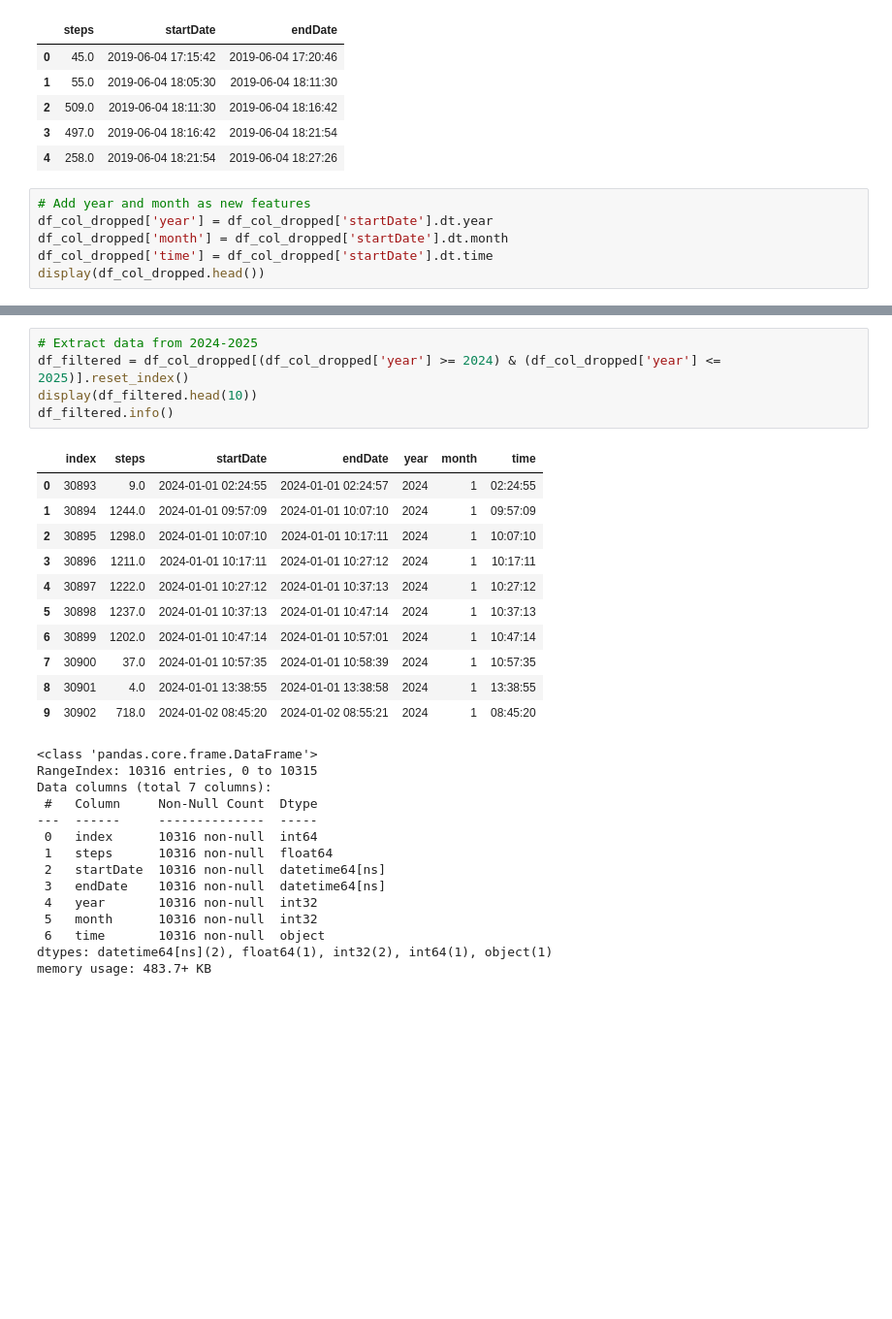
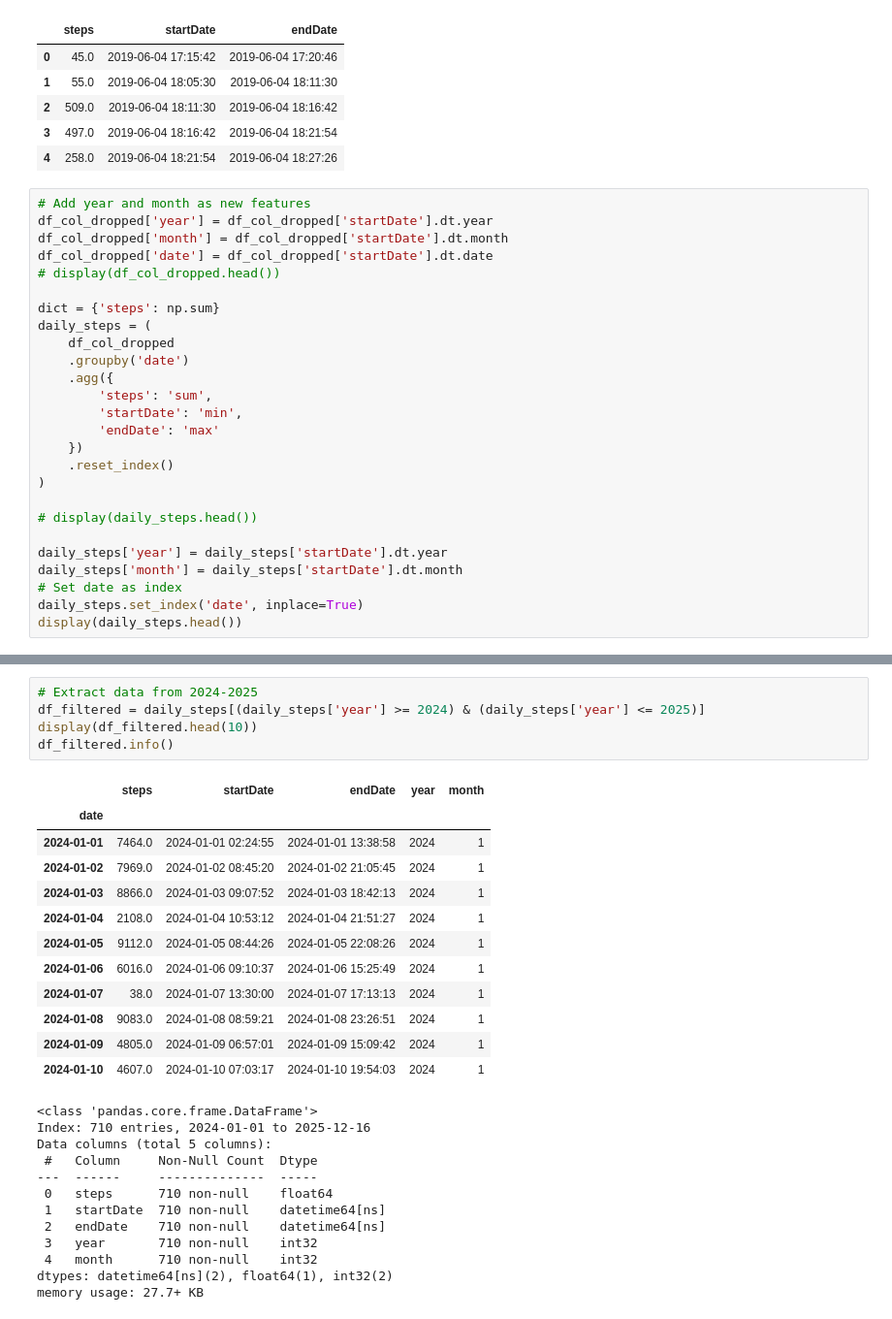
Before and after one commit to zsykk/pet_prject, a Jupyter notebook: pet_project.ipynb, the cells around one changed output, grey strips where cells are left out. Shown at 97% size. Drawn from its saved outputs; the diff is of its cells as text; blank space fills up the shorter version.

```diff
--- a/pet_project.ipynb
+++ b/pet_project.ipynb
@@ -57,6 +62,26 @@ display(df_col_dropped.head())
 # Add year and month as new features
 df_col_dropped['year'] = df_col_dropped['startDate'].dt.year
 df_col_dropped['month'] = df_col_dropped['startDate'].dt.month
-df_col_dropped['time'] = df_col_dropped['startDate'].dt.time
-display(df_col_dropped.head())
+df_col_dropped['date'] = df_col_dropped['startDate'].dt.date
+# display(df_col_dropped.head())
+
+dict = {'steps': np.sum}
+daily_steps = (
+    df_col_dropped
+    .groupby('date')
+    .agg({
+        'steps': 'sum',
+        'startDate': 'min',
+        'endDate': 'max'
+    })
+    .reset_index()
+)
+
+# display(daily_steps.head())
+
+daily_steps['year'] = daily_steps['startDate'].dt.year
+daily_steps['month'] = daily_steps['startDate'].dt.month
+# Set date as index
+daily_steps.set_index('date', inplace=True)
+display(daily_steps.head())
 # %% [output]
@@ -69,31 +95,30 @@ display(df_col_dropped.head())
 # %%
 # Extract data from 2024-2025
-df_filtered = df_col_dropped[(df_col_dropped['year'] >= 2024) & (df_col_dropped['year'] <= 2025)].reset_index()
+df_filtered = daily_steps[(daily_steps['year'] >= 2024) & (daily_steps['year'] <= 2025)]
 display(df_filtered.head(10))
 df_filtered.info()
 # %% [output]
-|  | index | steps | startDate | endDate | year | month | time |
-| 0 | 30893 | 9.0 | 2024-01-01 02:24:55 | 2024-01-01 02:24:57 | 2024 | 1 | 02:24:55 |
-| 1 | 30894 | 1244.0 | 2024-01-01 09:57:09 | 2024-01-01 10:07:10 | 2024 | 1 | 09:57:09 |
-| 2 | 30895 | 1298.0 | 2024-01-01 10:07:10 | 2024-01-01 10:17:11 | 2024 | 1 | 10:07:10 |
-| 3 | 30896 | 1211.0 | 2024-01-01 10:17:11 | 2024-01-01 10:27:12 | 2024 | 1 | 10:17:11 |
-| 4 | 30897 | 1222.0 | 2024-01-01 10:27:12 | 2024-01-01 10:37:13 | 2024 | 1 | 10:27:12 |
-| 5 | 30898 | 1237.0 | 2024-01-01 10:37:13 | 2024-01-01 10:47:14 | 2024 | 1 | 10:37:13 |
-| 6 | 30899 | 1202.0 | 2024-01-01 10:47:14 | 2024-01-01 10:57:01 | 2024 | 1 | 10:47:14 |
-| 7 | 30900 | 37.0 | 2024-01-01 10:57:35 | 2024-01-01 10:58:39 | 2024 | 1 | 10:57:35 |
-| 8 | 30901 | 4.0 | 2024-01-01 13:38:55 | 2024-01-01 13:38:58 | 2024 | 1 | 13:38:55 |
-| 9 | 30902 | 718.0 | 2024-01-02 08:45:20 | 2024-01-02 08:55:21 | 2024 | 1 | 08:45:20 |
+|  | steps | startDate | endDate | year | month |
+| date |  |  |  |  |  |
+| 2024-01-01 | 7464.0 | 2024-01-01 02:24:55 | 2024-01-01 13:38:58 | 2024 | 1 |
+| 2024-01-02 | 7969.0 | 2024-01-02 08:45:20 | 2024-01-02 21:05:45 | 2024 | 1 |
+| 2024-01-03 | 8866.0 | 2024-01-03 09:07:52 | 2024-01-03 18:42:13 | 2024 | 1 |
+| 2024-01-04 | 2108.0 | 2024-01-04 10:53:12 | 2024-01-04 21:51:27 | 2024 | 1 |
+| 2024-01-05 | 9112.0 | 2024-01-05 08:44:26 | 2024-01-05 22:08:26 | 2024 | 1 |
+| 2024-01-06 | 6016.0 | 2024-01-06 09:10:37 | 2024-01-06 15:25:49 | 2024 | 1 |
+| 2024-01-07 | 38.0 | 2024-01-07 13:30:00 | 2024-01-07 17:13:13 | 2024 | 1 |
+| 2024-01-08 | 9083.0 | 2024-01-08 08:59:21 | 2024-01-08 23:26:51 | 2024 | 1 |
+| 2024-01-09 | 4805.0 | 2024-01-09 06:57:01 | 2024-01-09 15:09:42 | 2024 | 1 |
+| 2024-01-10 | 4607.0 | 2024-01-10 07:03:17 | 2024-01-10 19:54:03 | 2024 | 1 |
 <class 'pandas.core.frame.DataFrame'>
-RangeIndex: 10316 entries, 0 to 10315
-Data columns (total 7 columns):
+Index: 710 entries, 2024-01-01 to 2025-12-16
+Data columns (total 5 columns):
  #   Column     Non-Null Count  Dtype
 ---  ------     --------------  -----
- 0   index      10316 non-null  int64
- 1   steps      10316 non-null  float64
- 2   startDate  10316 non-null  datetime64[ns]
- 3   endDate    10316 non-null  datetime64[ns]
- 4   year       10316 non-null  int32
- 5   month      10316 non-null  int32
- 6   time       10316 non-null  object
-dtypes: datetime64[ns](2), float64(1), int32(2), int64(1), object(1)
-memory usage: 483.7+ KB
+ 0   steps      710 non-null    float64
+ 1   startDate  710 non-null    datetime64[ns]
+ 2   endDate    710 non-null    datetime64[ns]
+ 3   year       710 non-null    int32
+ 4   month      710 non-null    int32
+dtypes: datetime64[ns](2), float64(1), int32(2)
+memory usage: 27.7+ KB
```
Also changed, not shown: parts of 19 cells of this notebook.
